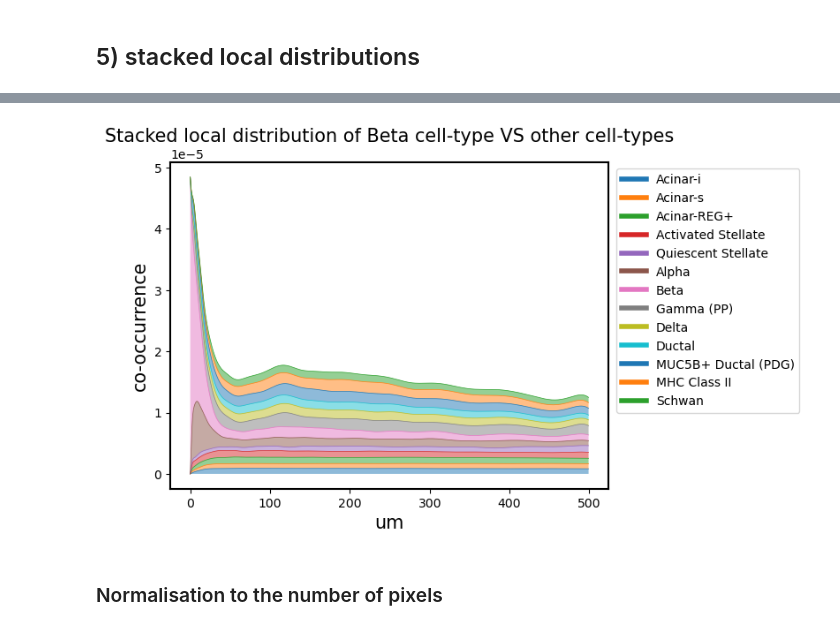
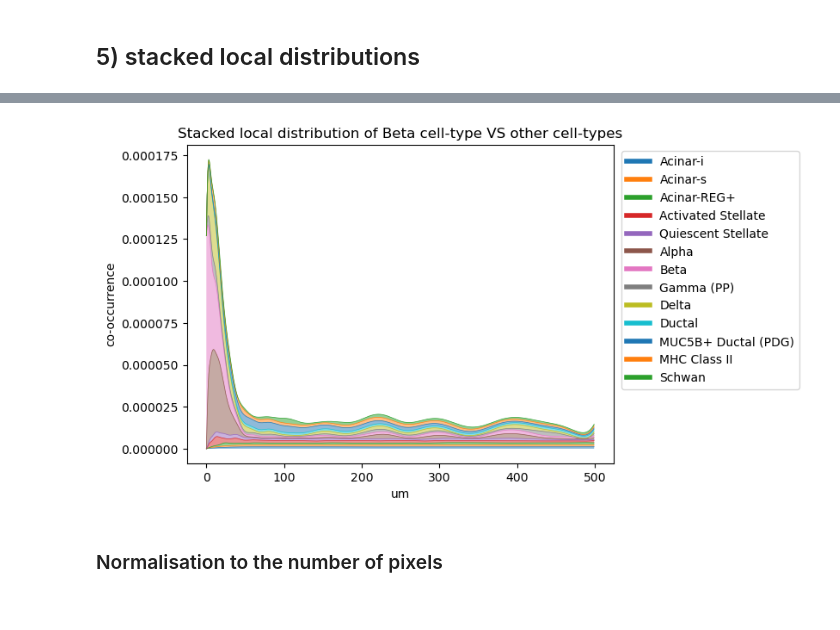
Before and after one commit to HiDiHlabs/sonar, a Jupyter notebook: sonar/plotting_functions_test.ipynb, the cells around one changed output, grey strips where cells are left out. Saved outputs shown, nothing was run; the diff lists cells and outputs as text; code cells hidden in the pictures.

```diff
--- a/sonar/plotting_functions_test.ipynb
+++ b/sonar/plotting_functions_test.ipynb
@@ -61,7 +61,7 @@ else:
 # %%
 plt.figure(figsize=[10,10])
 
-n_sample = 1
+n_sample = 4
 
 # Load the pancreas tissue matrix:
 tissue_matrix = np.load('/dh-projects/ag-ishaque/analysis/anastasiia/projects/sonar/test/ISS-pancreas/data/sample_matrices.npz')['sample_'+str(n_sample)]
@@ -334,4 +340,4 @@ def ct_pixel_calc(original_img = rescaled, cell_type_labels = relevant_cluster_l
 
     return list(tissue_pixels)
 # %%
-tissue_pixel_ = ct_pixel_calc()
+tissue_pixel_ = ct_pixel_calc(original_img = rescaled)
@@ -397,35 +480,35 @@ cell_type_labels = relevant_cluster_labels
 um_per_px = 1.0
 
 
 
 ct_list = list(range(0,13))
 cell_type_sum = np.zeros(500)
 
 fig, ax = plt.subplots()
 
 ax.set_ylabel("co-occurrence")
 ax.set_xlabel("um")
 ax.set_title(f"Stacked local distribution of {cell_type_labels[cell_type]} cell-type VS other cell-types")
 
  # plotting of other cell-types
 for i in ct_list:
-    Y = cooc_curves_res[cell_type,i]/tissue_pixels[i]
+    Y = cooc_curves_res[cell_type,i]/tissue_pixel_[i]
     X = np.arange(len(Y))*um_per_px
     prev = cell_type_sum.copy()
     cell_type_sum += Y
     ax.fill_between(X,cell_type_sum,prev, alpha = 0.5)
     ax.plot(cell_type_sum, label=cell_type_labels[i], linewidth=0.5)
 
 # get the legend object
 leg = ax.legend(loc='upper right', bbox_to_anchor=(1.45, 1))
 
 # change the line width for the legend
 for line in leg.get_lines():
     line.set_linewidth(4.0)
 
 plt.show()
 # %% [output]
-[figure, old version]
+[figure, new version]
 # %% [markdown]
 ### Normalisation to the number of pixels
 # %%
```
Also changed, not shown: parts of 27 cells of this notebook, 2 other files.
